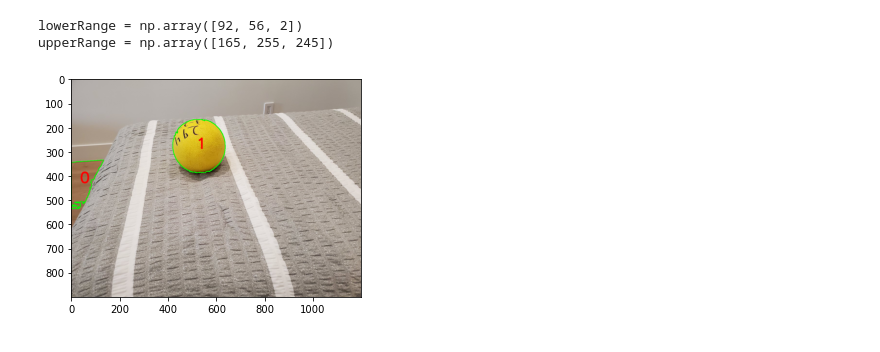
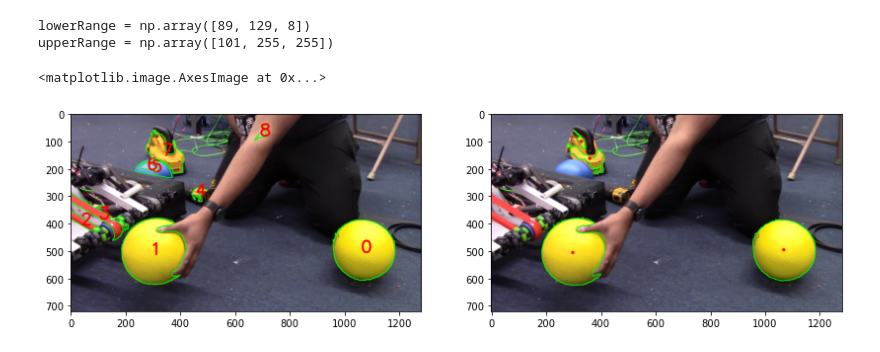
Before and after one commit to check222/imageWindowMaker, a Jupyter notebook: autoColorFinderWithoutWidgets.ipynb, the cells around one changed output. Cells and saved outputs as stored; diff of their text form; code cells hidden in the pictures.

```diff
--- a/autoColorFinderWithoutWidgets.ipynb
+++ b/autoColorFinderWithoutWidgets.ipynb
@@ -109,23 +130,37 @@ def locateShapes(img, min_area_size, kernel=3, _lowerThresh=127, _upperThresh=25
 # %%
 minArea = 600
 kernel = 3
-lowerThreshold = 127
+#originally 127, adjust if desired shape is not outlined correctly
+lowerThreshold = 137
 upperThreshold = 255
+#the lower the more accurate
+overflowSensitivity = 10
 OutputText = True
 Debug = False
 
 #character written on desired shape
-INDEX = 1
+INDEX = 0
 #change image address (ex: powercell_ball.jpg)
-imgAddress="powercell_ball_pattern.jpg"
+imgAddress="powercell_ball.jpg"
+
+
+image = mpimg.imread(imgAddress)
 
 
 img, arr = locateShapes(imgAddress, minArea, kernel, lowerThreshold, upperThreshold, OutputText, Debug)
-findHSVColorRange(mpimg.imread(imgAddress), arr, INDEX)
+rng = findHSVColorRange(image, arr, INDEX, kernel, overflowSensitivity)
+#Move HSV function to its own kernel
 
+testImg = testRange(image, rng, kernel, minArea)
+
+plt.figure(figsize=(14,10))
+plt.subplot(1, 2, 1)
 plt.imshow(img)
-plt.show()
+
+plt.subplot(1, 2, 2)
+plt.imshow(testImg)
 # %% [output]
-lowerRange = np.array([92, 56, 2])
-upperRange = np.array([165, 255, 245])
+lowerRange = np.array([89, 129, 8])
+upperRange = np.array([101, 255, 255])
+<matplotlib.image.AxesImage at 0x...>
-[figure, old version]
+[figure, new version]
```
Also changed, not shown: parts of 1 cell of this notebook.
